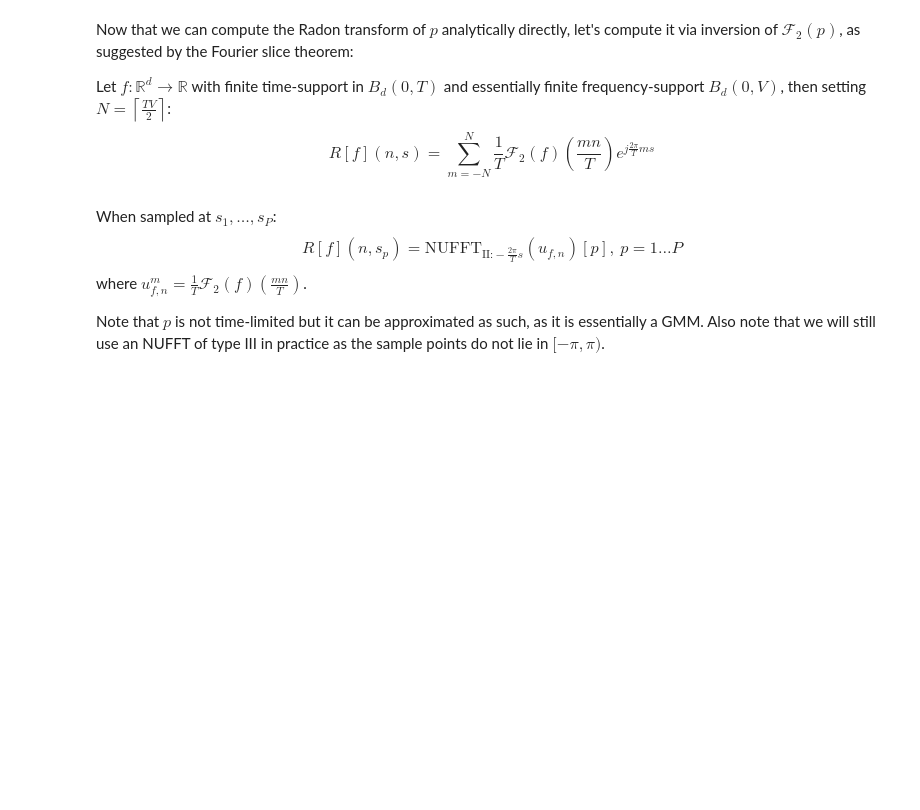
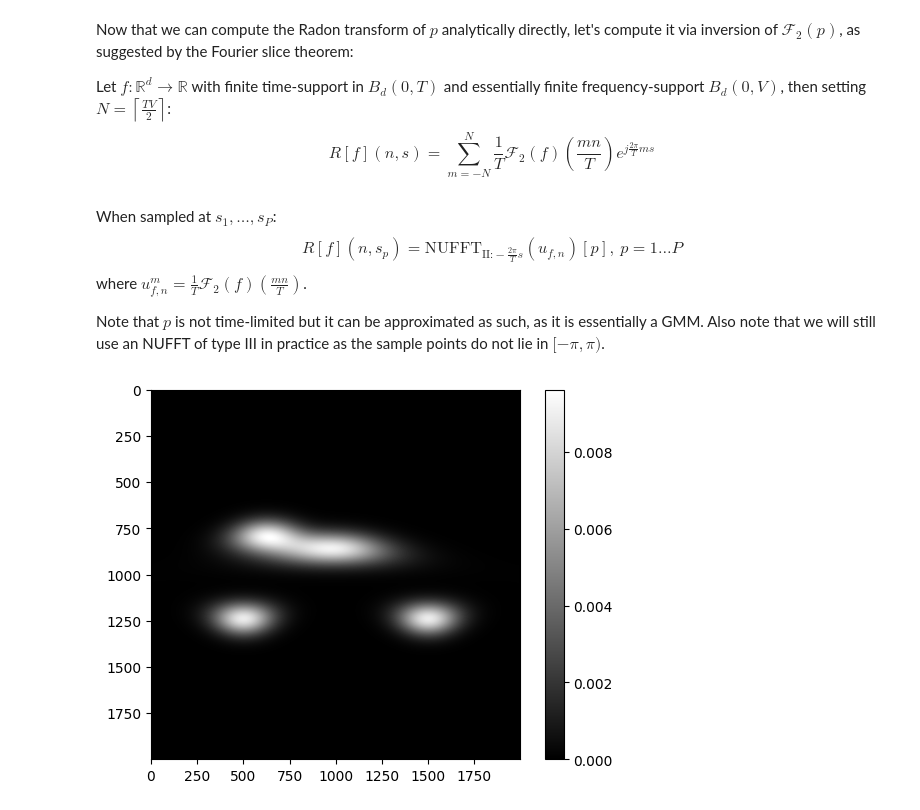
Before and after one commit to Dicedead/pycsou, a Jupyter notebook: src/pycsou/radon/radon_tests.ipynb, the cells around one changed output. Saved outputs shown, nothing was run; the diff lists cells and outputs as text; code cells hidden in the pictures; blank space fills up the shorter version.

Commit message:
[radon] some fixes

```diff
--- a/src/pycsou/radon/radon_tests.ipynb
+++ b/src/pycsou/radon/radon_tests.ipynb
@@ -197,8 +197,7 @@ $$
 # %%
 def radon_p_analytical(n, s, a, delta_x, delta_y, sigma):
 
-    def radon_p_helper(dx, dy):
-        delta = np.array([dx, dy])
+    def radon_p_helper(delta):
         t = np.array([si * n for si in s]) - delta
         curl = np.array(
             [
@@ -210,7 +209,7 @@ def radon_p_analytical(n, s, a, delta_x, delta_y, sigma):
         ret = np.exp(-(np.linalg.norm(t, axis=-1) ** 2 + curl_prod ** 2)/(2 * (sigma ** 2)))
         return ret/np.sqrt(2 * np.pi * sigma ** 2)
 
-    temp = np.array([radon_p_helper(dx, dy) for dx, dy in zip(delta_x, delta_y)])
+    temp = np.array([radon_p_helper(delta) for delta in zip(delta_x, delta_y)])
     return (temp.T @ a).T
 # %%
 delta_x = np.array([image_height/4, -image_height/4, image_height/28 - 20, -image_height/6])
@@ -252,3 +237,11 @@ $$
 where $u_{f,n}^m = \frac{1}{T}\mathcal{F}_2(f)\left(\frac{mn}{T}\right)$.
 
 Note that $p$ is not time-limited but it can be approximated as such, as it is essentially a GMM. Also note that we will still use an NUFFT of type III in practice as the sample points do not lie in $[-\pi,\pi)$.
+# %%
+thetas = np.linspace(0, np.pi, num=2000)
+s = np.linspace(-750, 750, num=2000)
+radon_p_vals = radon_p_analytical(np.array(list(zip(np.cos(thetas), np.sin(thetas)))), s, np.ones(len(delta_x)), delta_x, delta_y, sigma_p)
+plt.imshow(radon_p_vals, cmap=cmap)
+plt.colorbar();
+# %% [output]
+[figure, added]
```
Also changed, not shown: parts of 12 cells of this notebook.
